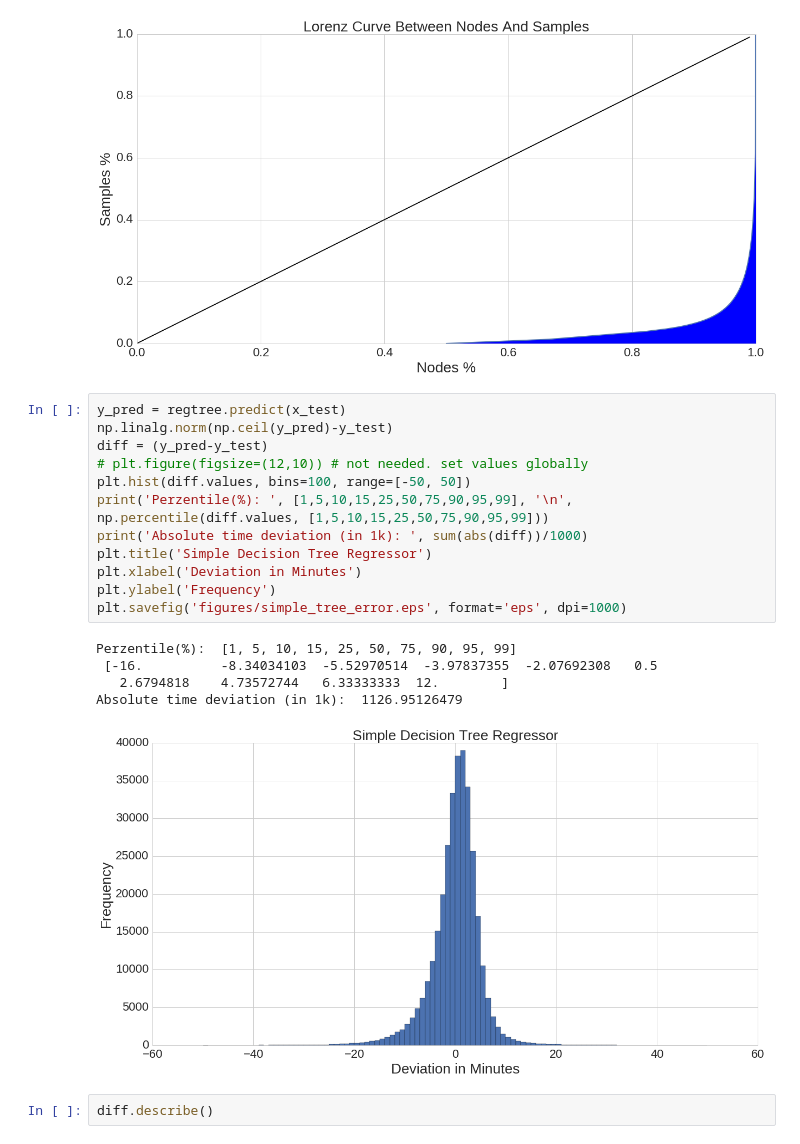
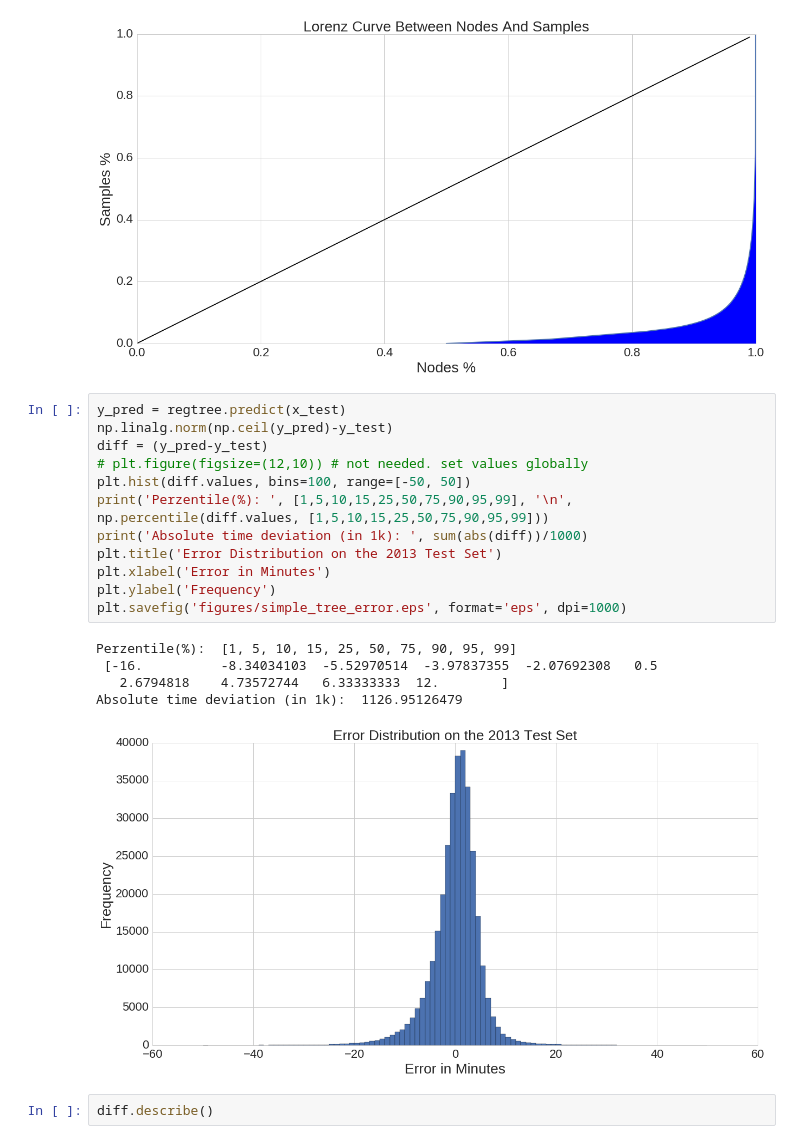
Before and after one commit to nikhase/nyc-taxi, a Jupyter notebook: weeklyAnalysis.ipynb, the cells around one changed output. Cells and saved outputs as stored; diff of their text form.

```diff
--- a/weeklyAnalysis.ipynb
+++ b/weeklyAnalysis.ipynb
@@ -1105,21 +1105,21 @@ plt.savefig('figures/lorenzcurve.eps', format='eps', dpi=1000)
 # %%
 y_pred = regtree.predict(x_test)
 np.linalg.norm(np.ceil(y_pred)-y_test)
 diff = (y_pred-y_test)
 # plt.figure(figsize=(12,10)) # not needed. set values globally
 plt.hist(diff.values, bins=100, range=[-50, 50])
 print('Perzentile(%): ', [1,5,10,15,25,50,75,90,95,99], '\n', np.percentile(diff.values, [1,5,10,15,25,50,75,90,95,99]))
 print('Absolute time deviation (in 1k): ', sum(abs(diff))/1000)
-plt.title('Simple Decision Tree Regressor')
-plt.xlabel('Deviation in Minutes')
+plt.title('Error Distribution on the 2013 Test Set')
+plt.xlabel('Error in Minutes')
 plt.ylabel('Frequency')
 plt.savefig('figures/simple_tree_error.eps', format='eps', dpi=1000)
 # %% [output]
 Perzentile(%):  [1, 5, 10, 15, 25, 50, 75, 90, 95, 99]
  [-16.          -8.34034103  -5.52970514  -3.97837355  -2.07692308   0.5
    2.6794818    4.73572744   6.33333333  12.        ]
 Absolute time deviation (in 1k):  1126.95126479
-[figure, old version]
+[figure, new version]
 # %%
 diff.describe()
 # %% [output]
```
Also changed, not shown: parts of 6 cells of this notebook.
